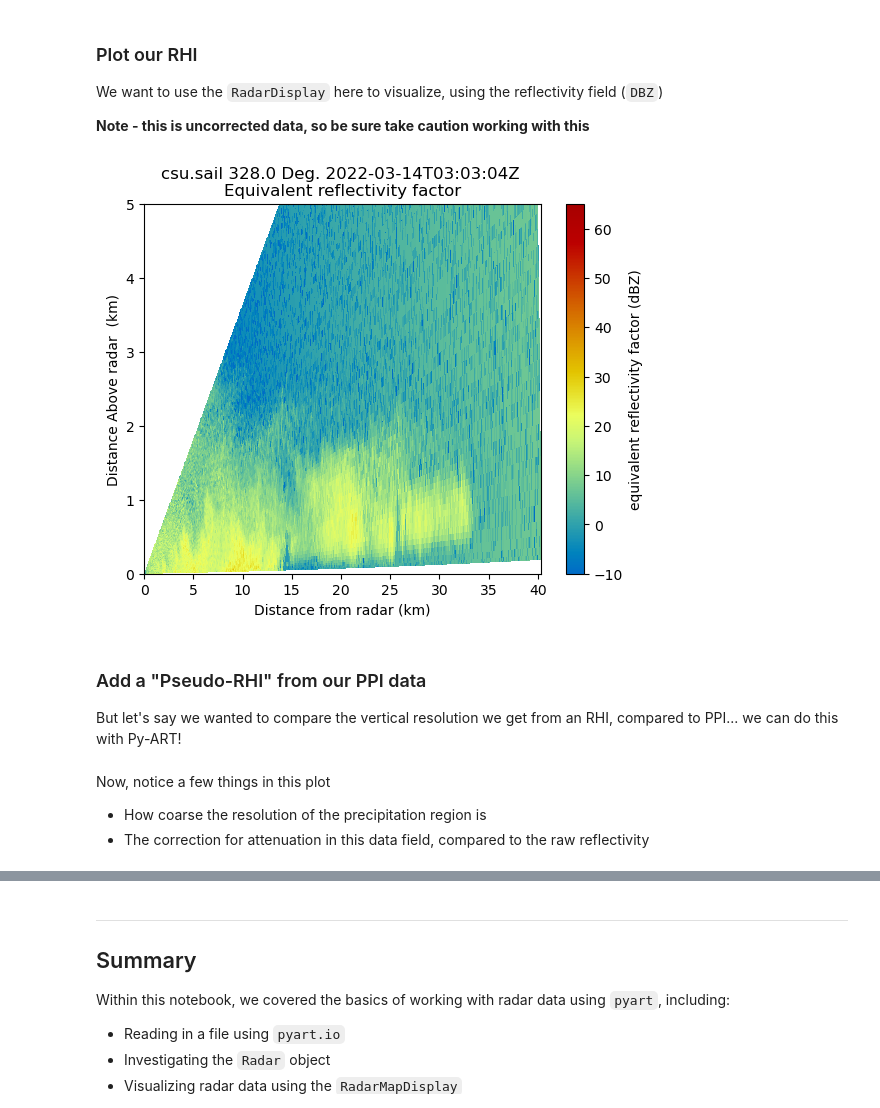
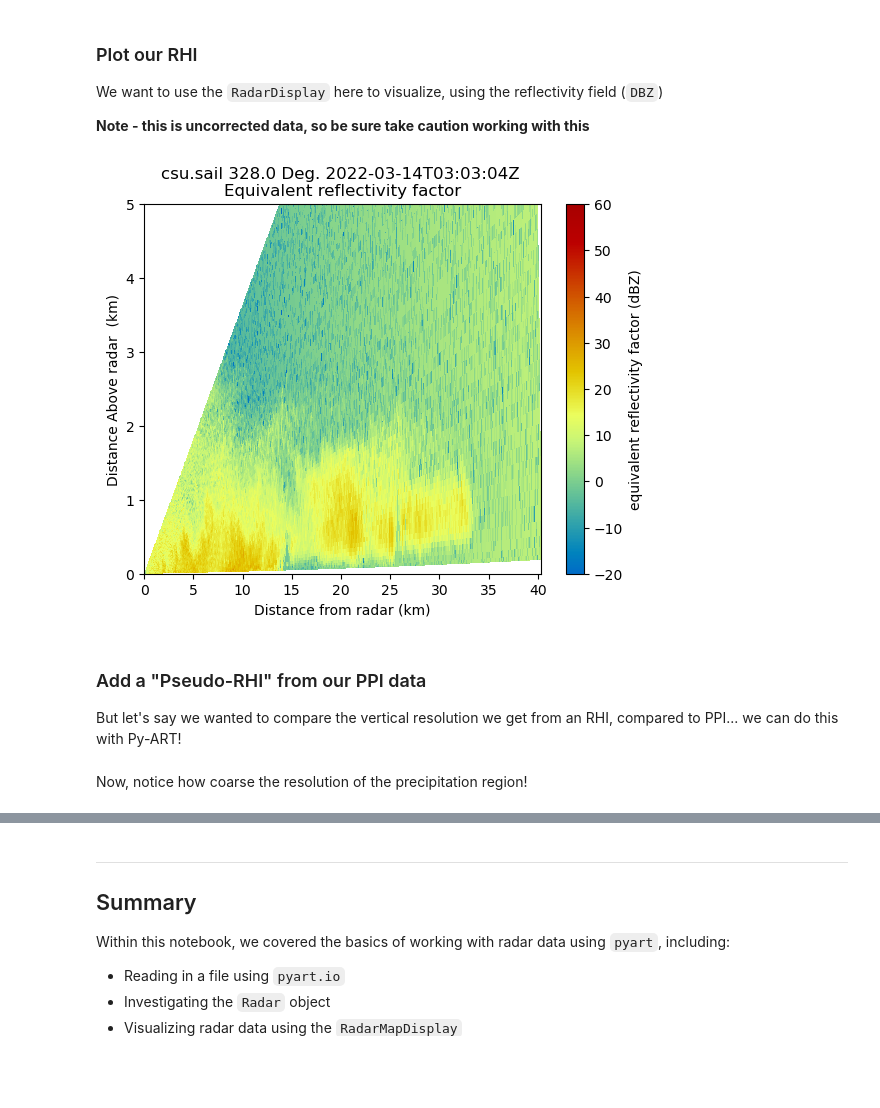
Before and after one commit to mgrover1/mscar-python-workshop-2022, a Jupyter notebook: notebooks/pyart/pyart-basics.ipynb, the cells around one changed output, grey strips where cells are left out. Saved outputs shown, nothing was run; the diff lists cells and outputs as text; code cells hidden in the pictures; blank space fills up the shorter version.

```diff
--- a/notebooks/pyart/pyart-basics.ipynb
+++ b/notebooks/pyart/pyart-basics.ipynb
@@ -330,10 +340,10 @@ We want to use the `RadarDisplay` here to visualize, using the reflectivity fiel
 **Note - this is uncorrected data, so be sure take caution working with this**
 # %%
 radar = pyart.graph.RadarDisplay(rhi_radar)
-radar.plot("DBZ")
+radar.plot("DBZ", vmin=-20, vmax=60,)
 plt.ylim(0, 5);
 # %% [output]
-[figure, old version]
+[figure, new version]
 # %% [markdown]
 ### Add a "Pseudo-RHI" from our PPI data
 But let's say we wanted to compare the vertical resolution we get from an RHI, compared to PPI... we can do this with Py-ART!
@@ -346,9 +356,7 @@ radar
 # Create a cross section at our 334 degree azimuth
 xsect = pyart.util.cross_section_ppi(radar, [328])
 # %% [markdown]
-Now, notice a few things in this plot
-- How coarse the resolution of the precipitation region is
-- The correction for attenuation in this data field, compared to the raw reflectivity
+Now, notice how coarse the resolution of the precipitation region!
 # %%
 colorbar_label = 'Equivalent \n reflectivity factor \n (dBZ)'
 display = pyart.graph.RadarDisplay(xsect)
```
Also changed, not shown: parts of 2 cells of this notebook.
